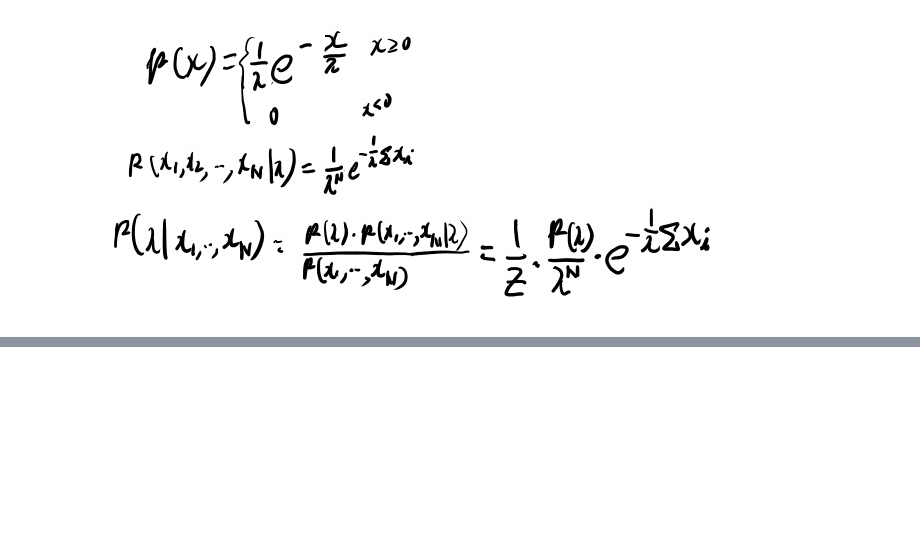
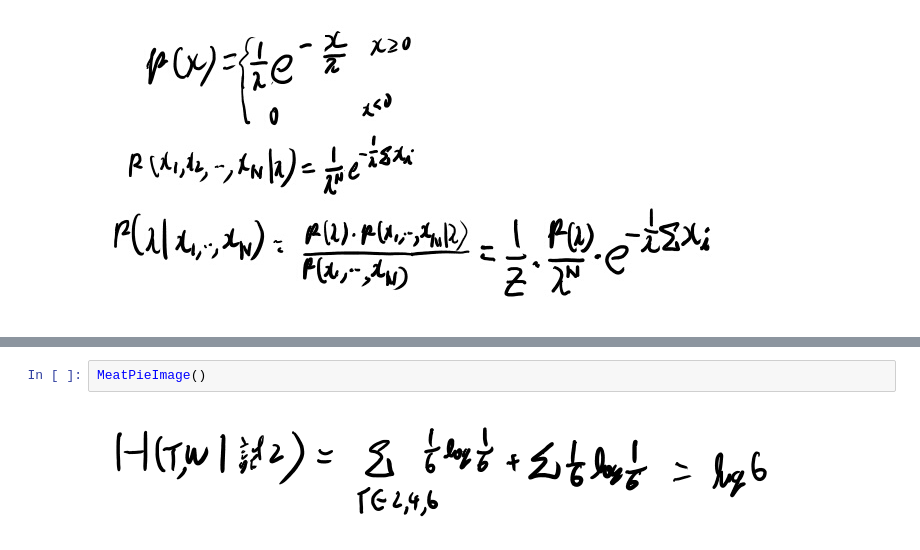
Before and after one commit to karino2/karino2.github.io, a Jupyter notebook: ipynb/2019-04-07-140022.ipynb, the cells around one changed output, grey strips where cells are left out. Drawn from its saved outputs; the diff is of its cells as text; blank space fills up the shorter version.

```diff
--- a/ipynb/2019-04-07-140022.ipynb
+++ b/ipynb/2019-04-07-140022.ipynb
@@ -155,0 +248,4 @@ $$P(D |\mathcal{H}_1) $$
+# %%
+MeatPieImage()
+# %% [output]
+[figure, added]
```
Also changed, not shown: parts of 16 cells of this notebook.
